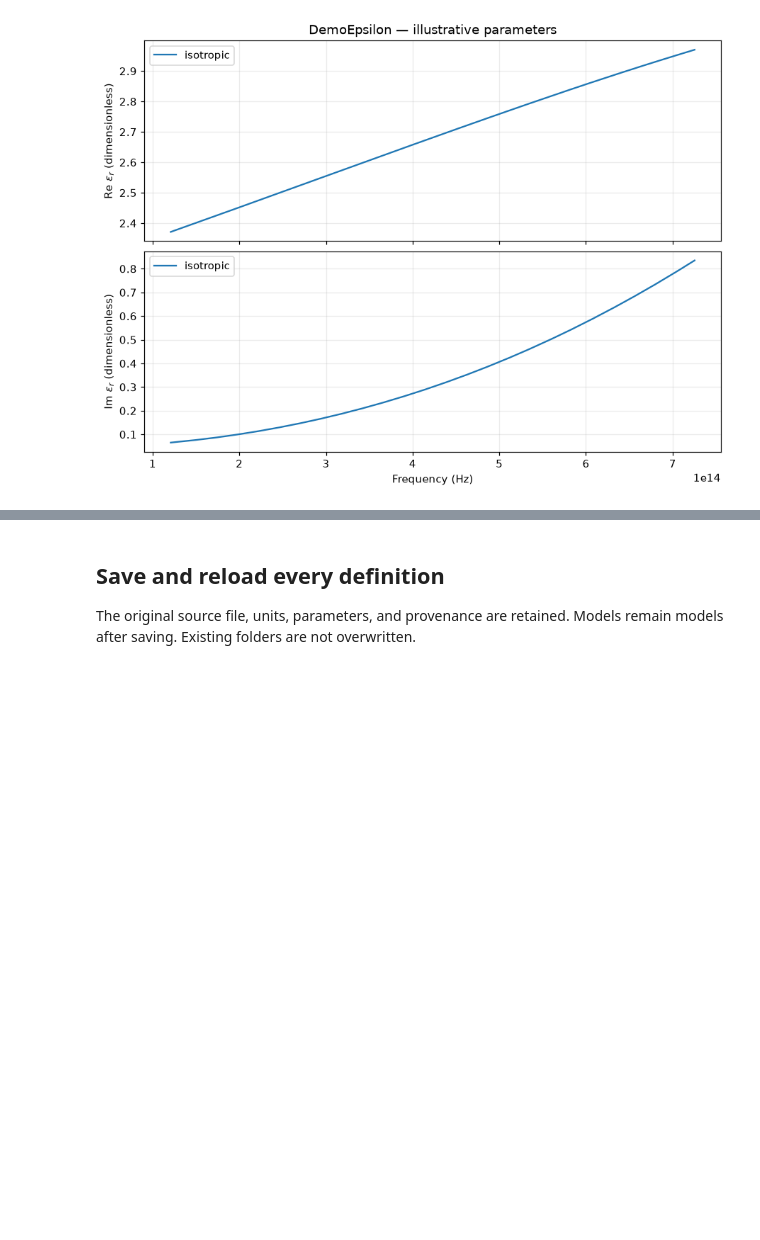
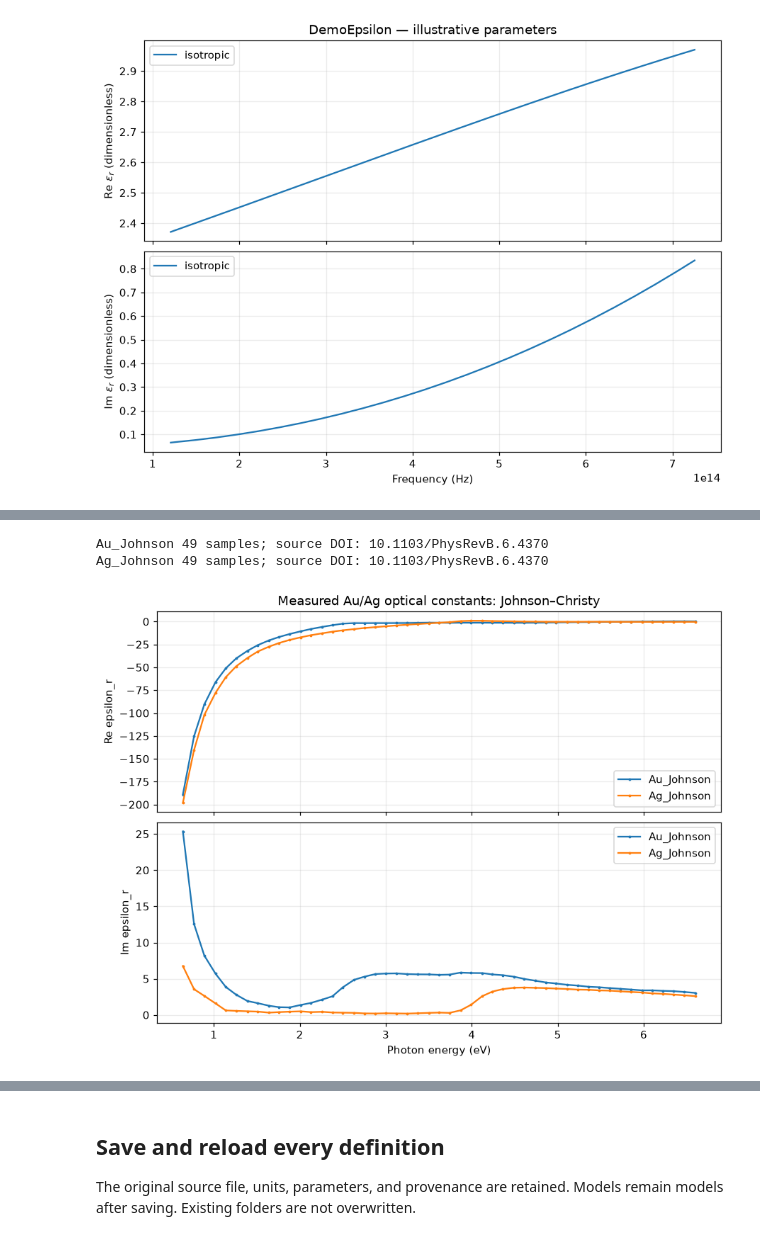
Before and after one commit to SREagle999/metalab, a Jupyter notebook: data-pipeline-0.2.0/notebooks/material_pipeline_demo.ipynb, the cells around one changed output, grey strips where cells are left out. Drawn from its saved outputs; the diff is of its cells as text; code cells hidden in the pictures; blank space fills up the shorter version.

Commit message:
Add published optical material tables and merge plotting fix

```diff
--- a/data-pipeline-0.2.0/notebooks/material_pipeline_demo.ipynb
+++ b/data-pipeline-0.2.0/notebooks/material_pipeline_demo.ipynb
@@ -255,0 +266,22 @@ plt.close(fig)
+# %%
+fig, axes = plt.subplots(2, 1, figsize=(8, 6), sharex=True, layout="constrained")
+for name in ("Au_Johnson", "Ag_Johnson"):
+    measured = materials[name]
+    eps = measured.epsilon(measured.omega, "x")
+    energy = from_omega(measured.omega, "eV")
+    axes[0].plot(energy, eps.real, ".-", markersize=3, label=name)
+    axes[1].plot(energy, eps.imag, ".-", markersize=3, label=name)
+    print(name, len(measured.omega), "samples; source DOI:", measured.metadata["source_doi"])
+axes[0].set_title("Measured Au/Ag optical constants: Johnson–Christy")
+axes[0].set_ylabel("Re epsilon_r")
+axes[1].set_ylabel("Im epsilon_r")
+axes[1].set_xlabel("Photon energy (eV)")
+for axis in axes:
+    axis.grid(alpha=.25)
+    axis.legend()
+display(fig)
+plt.close(fig)
+# %% [output]
+Au_Johnson 49 samples; source DOI: 10.1103/PhysRevB.6.4370
+Ag_Johnson 49 samples; source DOI: 10.1103/PhysRevB.6.4370
+[figure, added]
```
Also changed, not shown: parts of 12 cells of this notebook, 29 other files.
